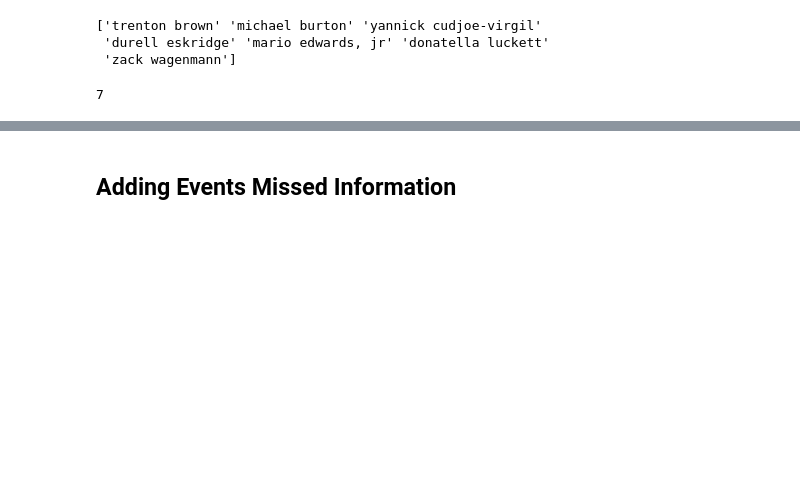
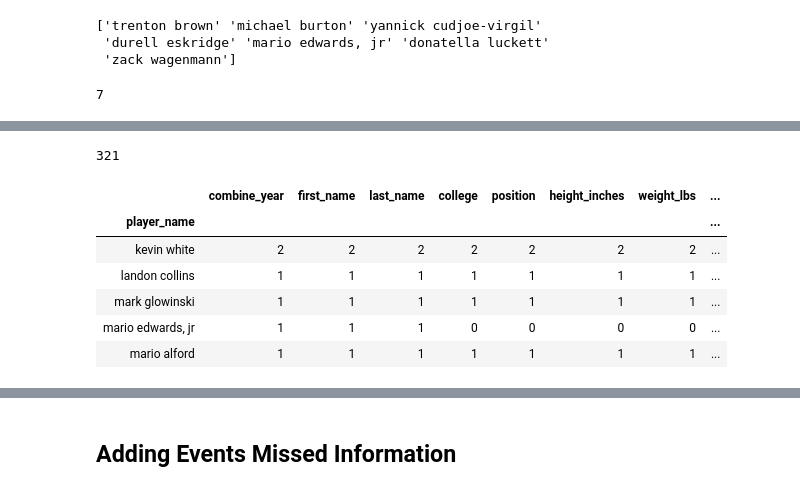
Before and after one commit to michaelpallante/nfl_combine_classification_modeling, a Jupyter notebook: notebooks/nfl_combine_data_cleaning.ipynb, the cells around one changed output, grey strips where cells are left out. Saved outputs shown, nothing was run; the diff lists cells and outputs as text; code cells hidden in the pictures; blank space fills up the shorter version.

```diff
--- a/notebooks/nfl_combine_data_cleaning.ipynb
+++ b/notebooks/nfl_combine_data_cleaning.ipynb
@@ -251,3 +257,19 @@ combine = combine.drop(index_drop_list)
 # %%
 # Union datasets together
 combine = pd.concat([combine,merged_df])
+# %%
+# 3 repeated names
+len(combine.loc[combine.combine_year == 2015].player_name.unique())
+# %% [output]
+321
+# %%
+# Kevin White repeated 4 times
+combine.loc[combine.combine_year == 2015].groupby('player_name').count().sort_values('combine_year', ascending = False).head()
+# %% [output]
+|  | combine_year | first_name | last_name | college | position | height_inches | weight_lbs | ... |
+| player_name |  |  |  |  |  |  |  | ... |
+| kevin white | 2 | 2 | 2 | 2 | 2 | 2 | 2 | ... |
+| landon collins | 1 | 1 | 1 | 1 | 1 | 1 | 1 | ... |
+| mark glowinski | 1 | 1 | 1 | 1 | 1 | 1 | 1 | ... |
+| mario edwards, jr | 1 | 1 | 1 | 0 | 0 | 0 | 0 | ... |
+| mario alford | 1 | 1 | 1 | 1 | 1 | 1 | 1 | ... |
```
Also changed, not shown: parts of 17 cells of this notebook.
